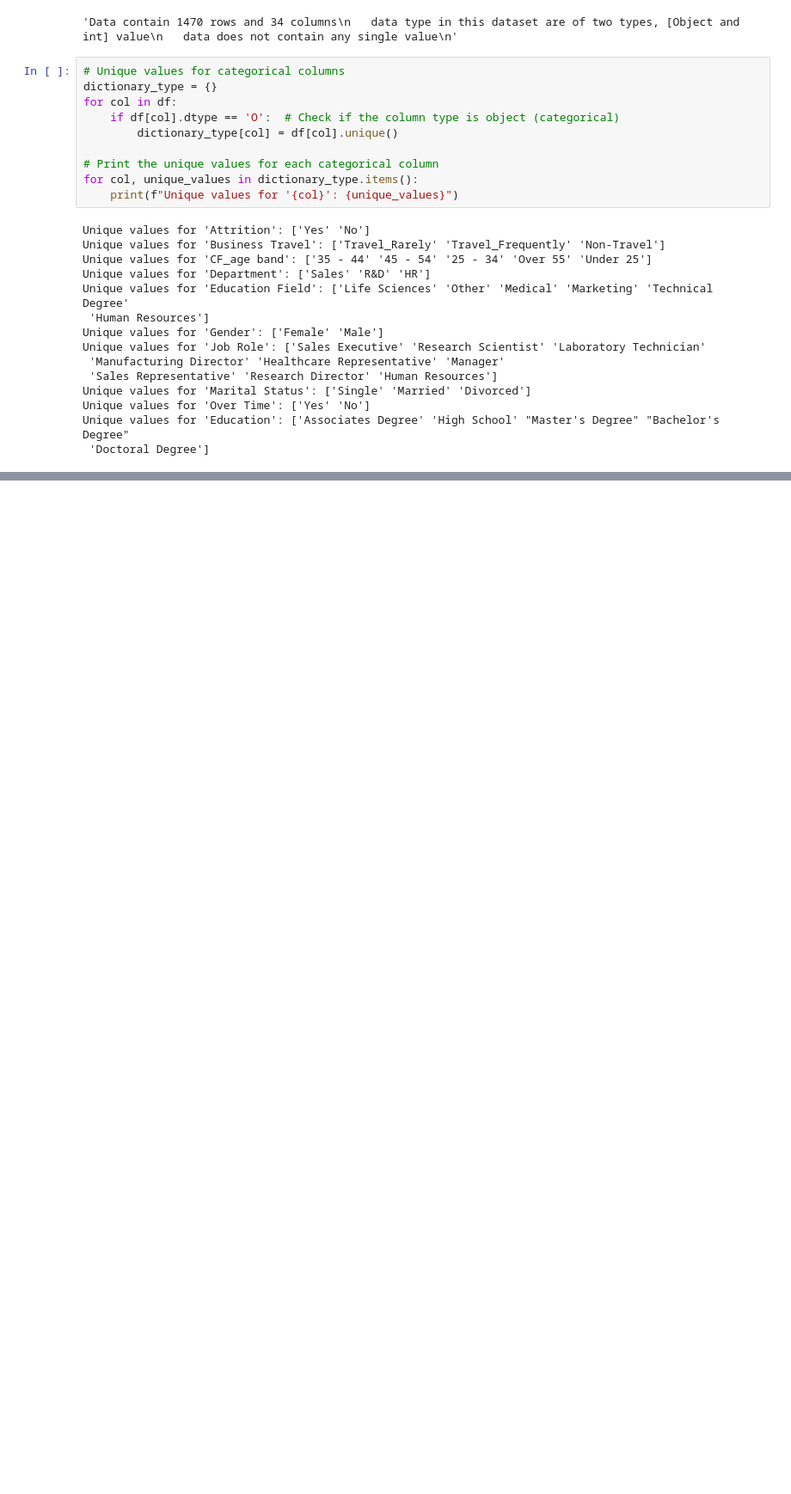
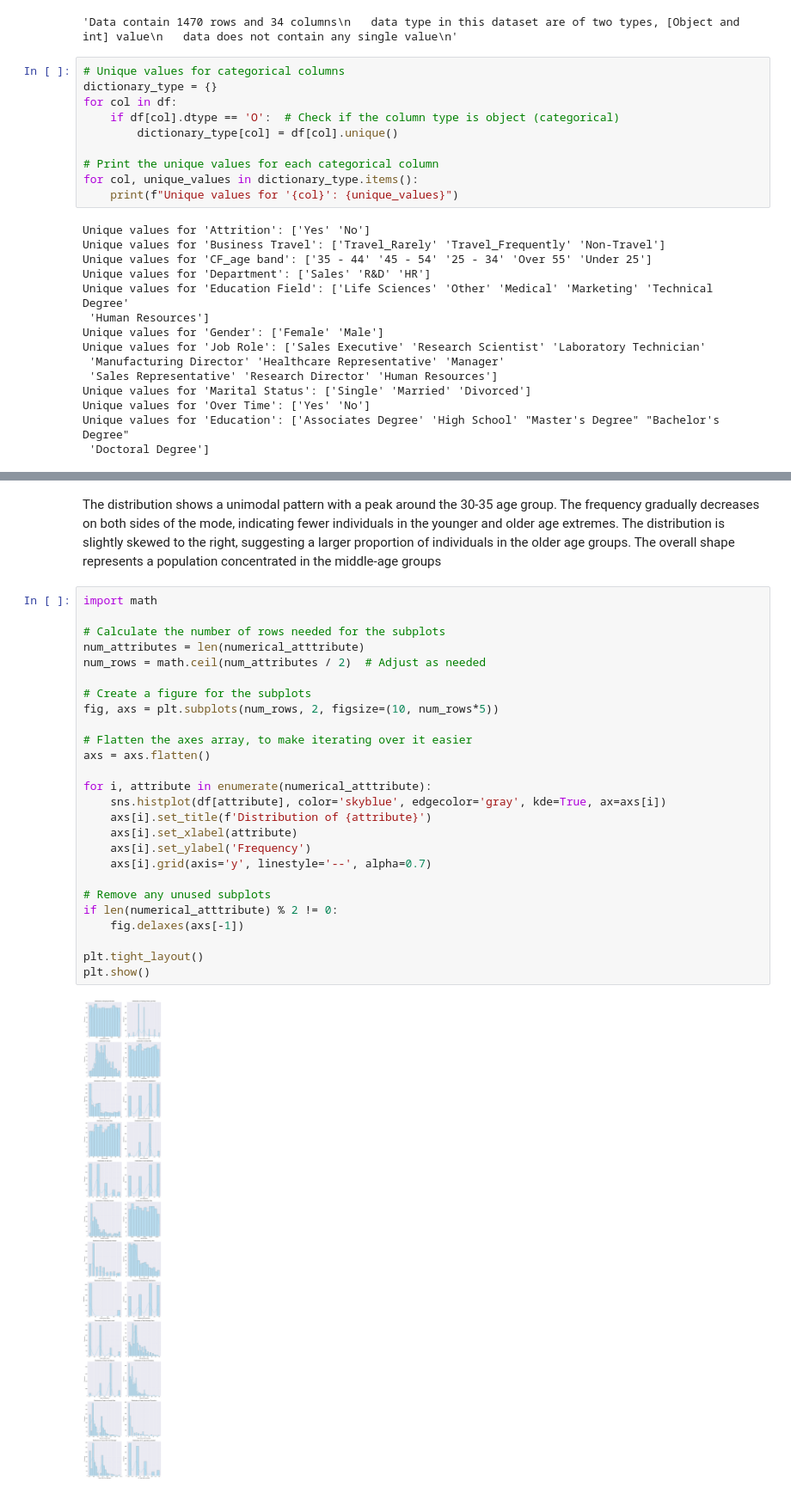
Before and after one commit to sivm205/HR-Employee-Attrition-Analysis, a Jupyter notebook: Preprocessing.ipynb, the cells around one changed output, grey strips where cells are left out. Shown at 86% size. Drawn from its saved outputs; the diff is of its cells as text; blank space fills up the shorter version.

```diff
--- a/Preprocessing.ipynb
+++ b/Preprocessing.ipynb
@@ -429,0 +485,30 @@ dtype('O')
+# %% [markdown]
+The distribution shows a unimodal pattern with a peak around the 30-35 age group. The frequency gradually decreases on both sides of the mode, indicating fewer individuals in the younger and older age extremes. The distribution is slightly skewed to the right, suggesting a larger proportion of individuals in the older age groups. The overall shape represents a population concentrated in the middle-age groups
+# %%
+import math
+
+# Calculate the number of rows needed for the subplots
+num_attributes = len(numerical_atttribute)
+num_rows = math.ceil(num_attributes / 2)  # Adjust as needed
+
+# Create a figure for the subplots
+fig, axs = plt.subplots(num_rows, 2, figsize=(10, num_rows*5))
+
+# Flatten the axes array, to make iterating over it easier
+axs = axs.flatten()
+
+for i, attribute in enumerate(numerical_atttribute):
+    sns.histplot(df[attribute], color='skyblue', edgecolor='gray', kde=True, ax=axs[i])
+    axs[i].set_title(f'Distribution of {attribute}')
+    axs[i].set_xlabel(attribute)
+    axs[i].set_ylabel('Frequency')
+    axs[i].grid(axis='y', linestyle='--', alpha=0.7)
+
+# Remove any unused subplots
+if len(numerical_atttribute) % 2 != 0:
+    fig.delaxes(axs[-1])
+
+plt.tight_layout()
+plt.show()
+# %% [output]
+[figure, added]
```
Also changed, not shown: parts of 18 cells of this notebook.
